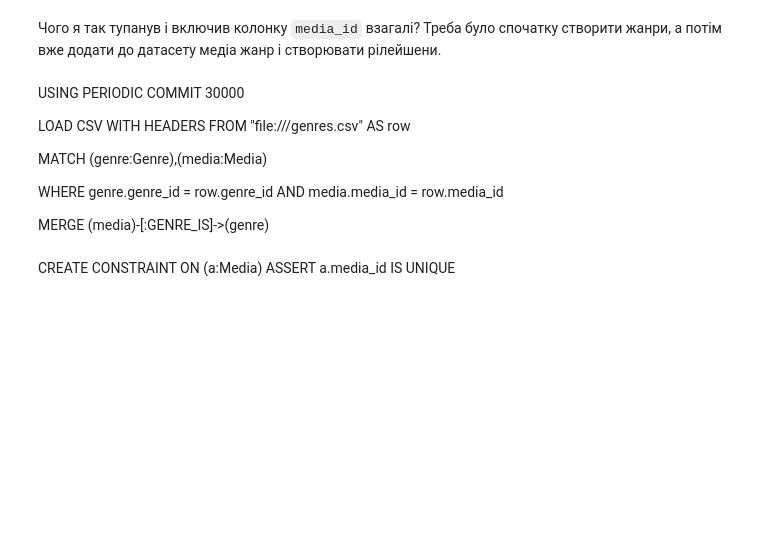
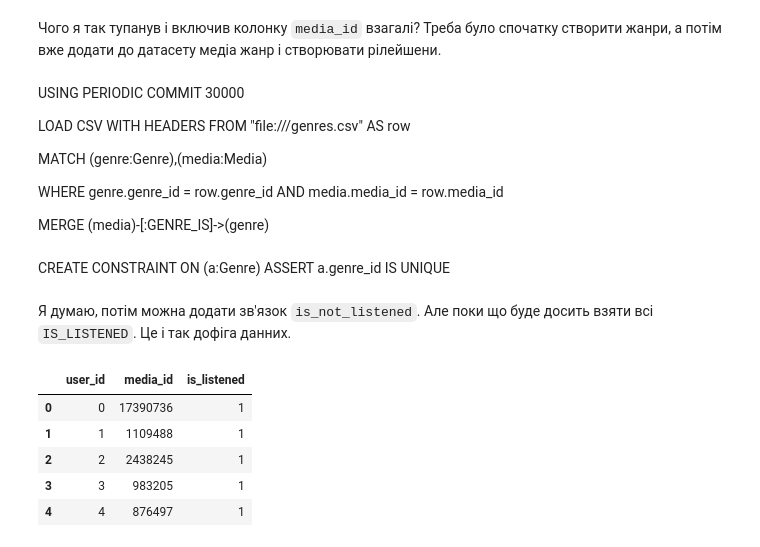
Before and after one commit to tsdaemon/mscs-competition2, a Jupyter notebook: AS_2_Convert-to-graph.ipynb, the cells around one changed output. Cells and saved outputs as stored; diff of their text form; code cells hidden in the pictures; blank space fills up the shorter version.

```diff
--- a/AS_2_Convert-to-graph.ipynb
+++ b/AS_2_Convert-to-graph.ipynb
@@ -183,4 +183,22 @@ WHERE genre.genre_id = row.genre_id AND media.media_id = row.media_id
 
 MERGE (media)-[:GENRE_IS]->(genre)
 # %% [markdown]
-CREATE CONSTRAINT ON (a:Media) ASSERT a.media_id IS UNIQUE
+CREATE CONSTRAINT ON (a:Genre) ASSERT a.genre_id IS UNIQUE
+# %%
+import pandas as pd
+
+path_to_train = './data/train.csv'
+
+train = pd.read_csv(path_to_train, encoding='utf-8', usecols=['user_id', 'media_id', 'is_listened', 'ts_listen' ])
+# %% [markdown]
+Я думаю, потім можна додати зв'язок `is_not_listened`. Але поки що буде досить взяти всі `IS_LISTENED`. Це і так дофіга данних.
+# %%
+by_user = train.groupby('user_id', as_index=False).first()
+by_user.head()
+# %% [output]
+|  | user_id | media_id | is_listened |
+| 0 | 0 | 17390736 | 1 |
+| 1 | 1 | 1109488 | 1 |
+| 2 | 2 | 2438245 | 1 |
+| 3 | 3 | 983205 | 1 |
+| 4 | 4 | 876497 | 1 |
```
Also changed, not shown: parts of 7 cells of this notebook, 2 other files.
